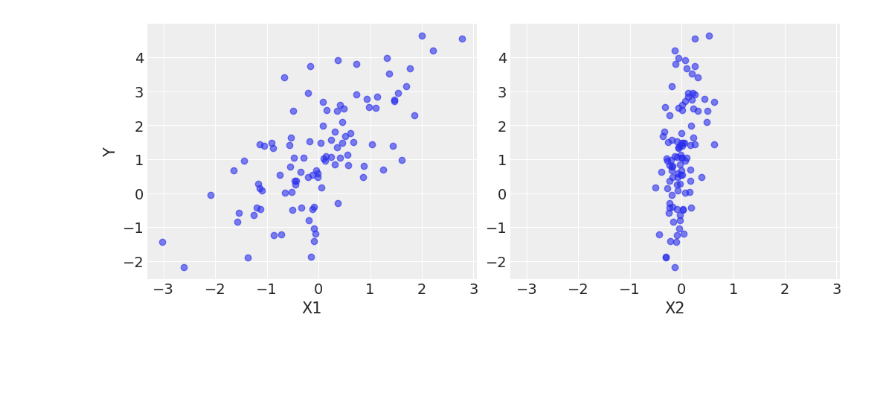
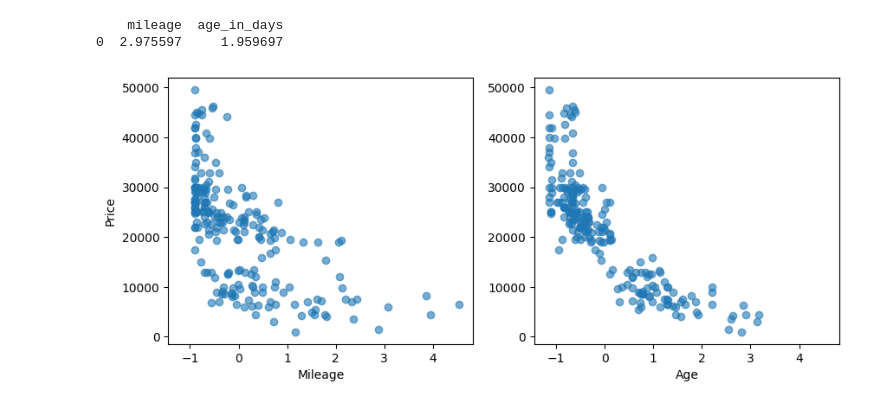
Before and after one commit to duhlin/statleboncoin, a Jupyter notebook: modeling/notebooks/bayesian_analysis.ipynb, the cells around one changed output. Drawn from its saved outputs; the diff is of its cells as text; code cells hidden in the pictures; blank space fills up the shorter version.

Commit message:
modeling improvements

```diff
--- a/modeling/notebooks/bayesian_analysis.ipynb
+++ b/modeling/notebooks/bayesian_analysis.ipynb
@@ -8,28 +14,48 @@ import pymc as pm
 # %%
-RANDOM_SEED = 8927
-rng = np.random.default_rng(RANDOM_SEED)
-az.style.use("arviz-darkgrid")
+LUDOSPACE = ['RENAULT_Kangoo', 'TOYOTA_PROACE CITY Verso', 'PEUGEOT_Rifter', 'CITROEN_Berlingo', 'OPEL_Combo', 'OPEL_Combo Life', 'FIAT_Doblo', 'MERCEDES-BENZ_EQT']
 
-# True parameter values
-alpha, sigma = 1, 1
-beta = [1, 2.5]
+full_raw_dataset = get_car_items(models=LUDOSPACE)
+full_raw_dataset = full_raw_dataset.dropna(subset=['price', 'mileage', 'age_in_days'])
 
-# Size of dataset
-size = 100
-
-# Predictor variable
-X1 = np.random.randn(size)
-X2 = np.random.randn(size) * 0.2
-
-# Simulate outcome variable
-Y = alpha + beta[0] * X1 + beta[1] * X2 + rng.normal(size=size) * sigma
+# remove cars with only 2, 3 or 4 seats
+full_raw_dataset = full_raw_dataset[~full_raw_dataset['seats'].astype(str).isin(['2', '3', '4'])]
 
 fig, axes = plt.subplots(1, 2, sharex=True, figsize=(10, 4))
-axes[0].scatter(X1, Y, alpha=0.6)
-axes[1].scatter(X2, Y, alpha=0.6)
-axes[0].set_ylabel("Y")
-axes[0].set_xlabel("X1")
-axes[1].set_xlabel("X2");
+
+class Scaler:
+    def fit(self, X):
+        self.mean = X.mean()
+        self.std = X.std()
+        return self
+
+    def transform(self, X):
+        return (X - self.mean) / self.std
+
+    def fit_transform(self, X):
+        return self.fit(X).transform(X)
+
+    def inverse_transform(self, X):
+        return X * self.std + self.mean
+
+
+# scale features
+
+scaler = Scaler()
+X = full_raw_dataset[['mileage', 'age_in_days']]
+y = full_raw_dataset['price']
+X_scaled = scaler.fit_transform(X)
+
+print(scaler.transform(pd.DataFrame({'mileage': [100000], 'age_in_days': [3650]})))
+
+axes[0].scatter(X_scaled['mileage'], y, alpha=0.6)
+axes[1].scatter(X_scaled['age_in_days'], y, alpha=0.6)
+axes[0].set_ylabel("Price")
+axes[0].set_xlabel("Mileage")
+axes[1].set_xlabel("Age")
+
+plt.show()
 # %% [output]
+    mileage  age_in_days
+0  2.975597     1.959697
-[figure, old version]
+[figure, new version]
 # %%
```
Also changed, not shown: parts of 10 cells of this notebook, 9 other files.
